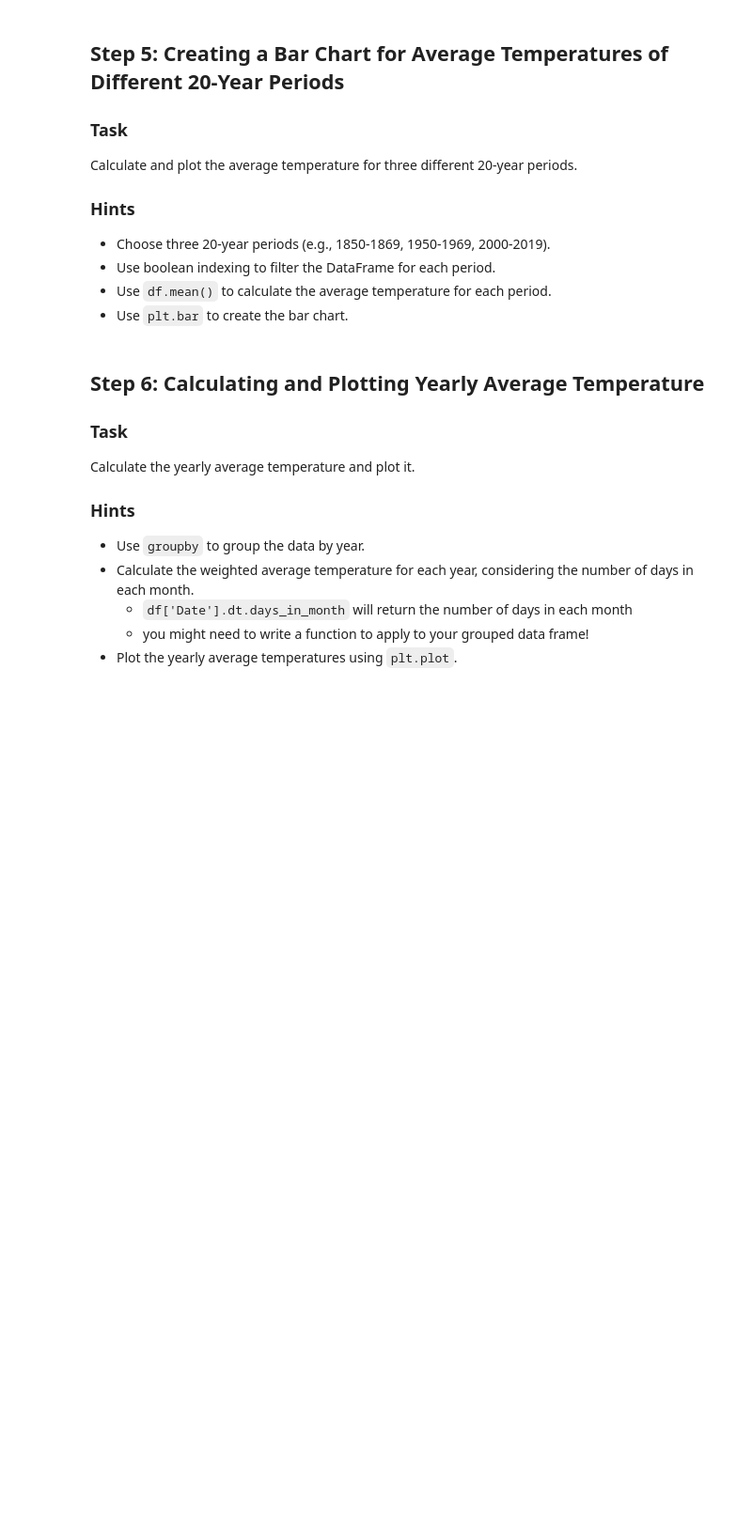
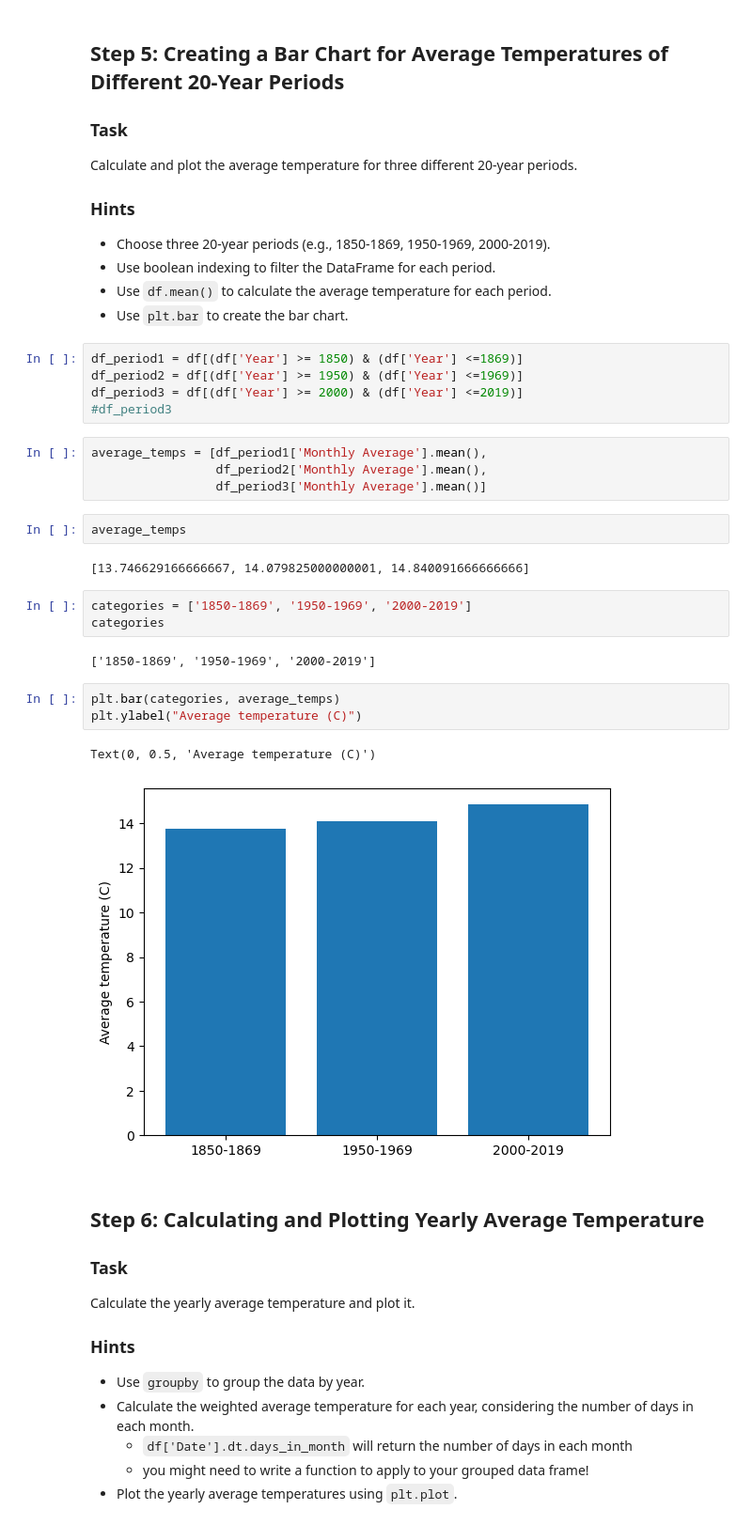
Before and after one commit to idontwantausername94/CFR-2025, a Jupyter notebook: Python/Session 12 - Practical Exercise _ Plotting and Visualization of Global Surface Temperature Data.ipynb, the cells around one changed output. Shown at 94% size. Saved outputs shown, nothing was run; the diff lists cells and outputs as text; blank space fills up the shorter version.

```diff
--- a/Python/Session 12 - Practical Exercise _ Plotting and Visualization of Global Surface Temperature Data.ipynb
+++ b/Python/Session 12 - Practical Exercise _ Plotting and Visualization of Global Surface Temperature Data.ipynb
@@ -73,6 +151,30 @@ Calculate and plot the average temperature for three different 20-year periods.
 - Use boolean indexing to filter the DataFrame for each period.
 - Use `df.mean()` to calculate the average temperature for each period.
 - Use `plt.bar` to create the bar chart.
+# %%
+df_period1 = df[(df['Year'] >= 1850) & (df['Year'] <=1869)]
+df_period2 = df[(df['Year'] >= 1950) & (df['Year'] <=1969)]
+df_period3 = df[(df['Year'] >= 2000) & (df['Year'] <=2019)]
+#df_period3
+# %%
+average_temps = [df_period1['Monthly Average'].mean(),
+                 df_period2['Monthly Average'].mean(),
+                 df_period3['Monthly Average'].mean()]
+# %%
+average_temps
+# %% [output]
+[13.746629166666667, 14.079825000000001, 14.840091666666666]
+# %%
+categories = ['1850-1869', '1950-1969', '2000-2019']
+categories
+# %% [output]
+['1850-1869', '1950-1969', '2000-2019']
+# %%
+plt.bar(categories, average_temps)
+plt.ylabel("Average temperature (C)")
+# %% [output]
+Text(0, 0.5, 'Average temperature (C)')
+[figure, added]
 # %% [markdown]
 ## Step 6: Calculating and Plotting Yearly Average Temperature
 
```
Also changed, not shown: parts of 11 cells of this notebook, 5 other files.
